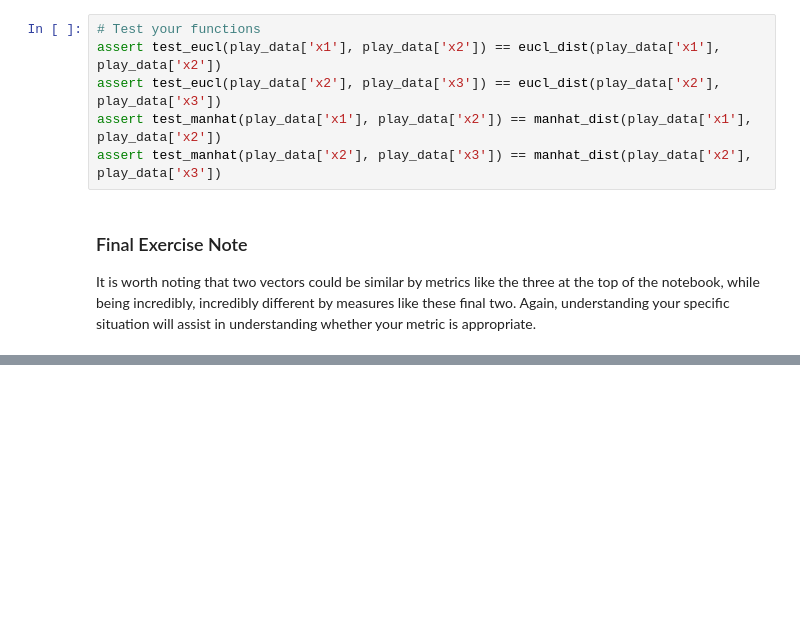
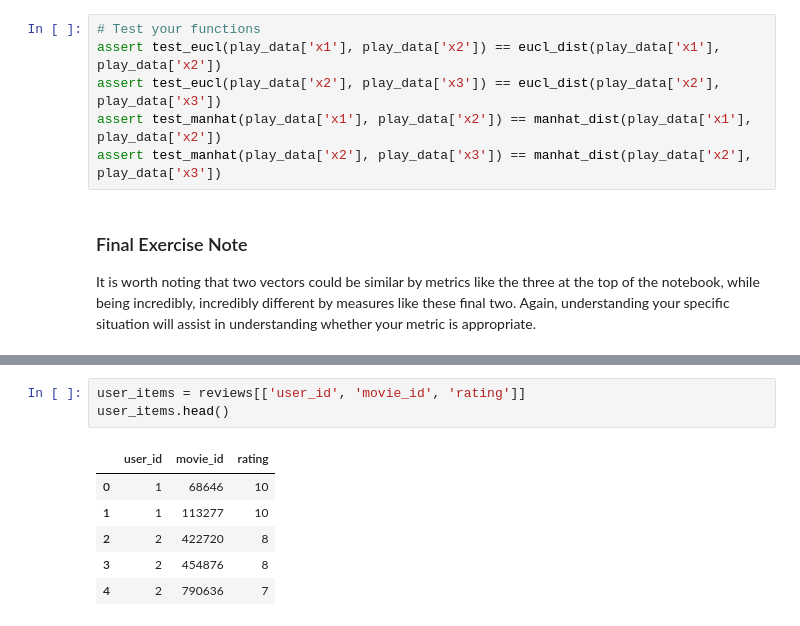
Before and after one commit to ChristopherDaigle/udacity_nano_ds, a Jupyter notebook: main_lessons/04_exp_des_recc/lesson_06-reccomendation_engines.ipynb, the cells around one changed output, grey strips where cells are left out. Cells and saved outputs as stored; diff of their text form; blank space fills up the shorter version.

```diff
--- a/main_lessons/04_exp_des_recc/lesson_06-reccomendation_engines.ipynb
+++ b/main_lessons/04_exp_des_recc/lesson_06-reccomendation_engines.ipynb
@@ -868,0 +972,10 @@ Maybe we only recommend movies rated 7 or higher as we are dealing with a 10-poi
+# %%
+user_items = reviews[['user_id', 'movie_id', 'rating']]
+user_items.head()
+# %% [output]
+|  | user_id | movie_id | rating |
+| 0 | 1 | 68646 | 10 |
+| 1 | 1 | 113277 | 10 |
+| 2 | 2 | 422720 | 8 |
+| 3 | 2 | 454876 | 8 |
+| 4 | 2 | 790636 | 7 |
```
Also changed, not shown: parts of 15 cells of this notebook.
